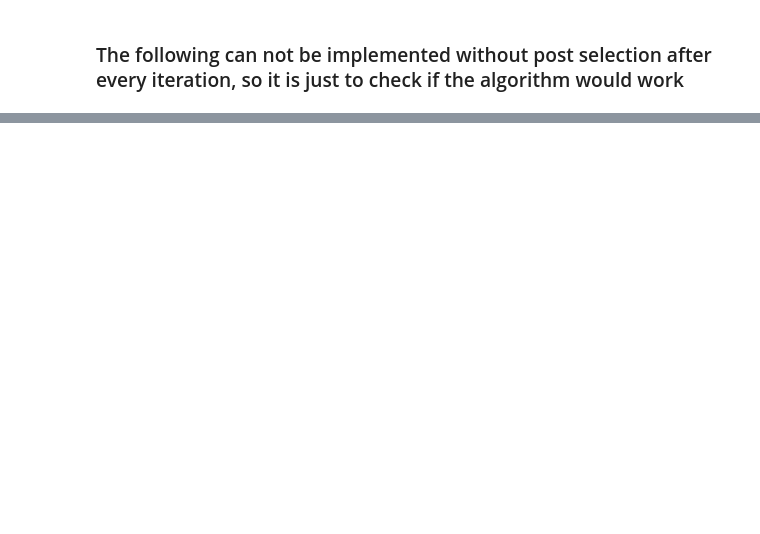
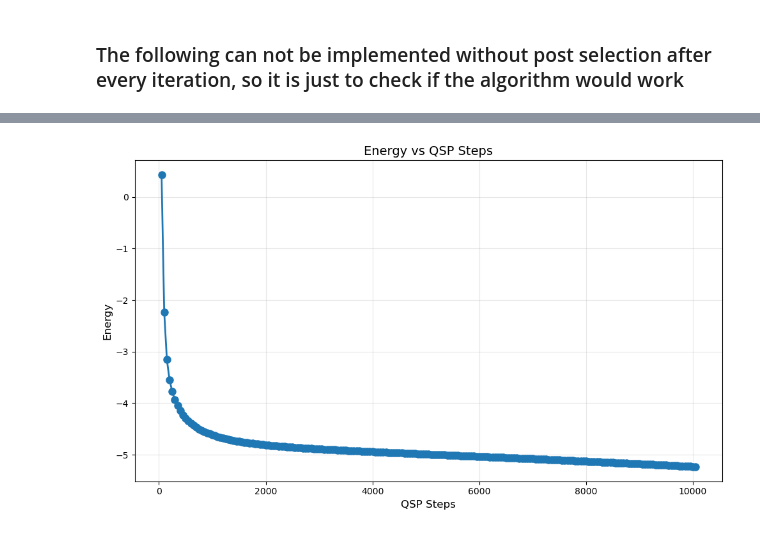
Before and after one commit to dsmic/Quantum-Computer-Approaches-to-the-2D-Hubbard-model, a Jupyter notebook: PennylaneVersion.ipynb, the cells around one changed output, grey strips where cells are left out. Saved outputs shown, nothing was run; the diff lists cells and outputs as text; code cells hidden in the pictures; blank space fills up the shorter version.

Commit message:
First full Hubbard energy estimation seems to work

```diff
--- a/PennylaneVersion.ipynb
+++ b/PennylaneVersion.ipynb
@@ -405,3 +410,5 @@ def my_one_iter(time, n_steps=1, order=2, angles=None):
 # %%
-rr2 = my_one_iter(time, n_steps, order, opt_angles)
+rr2 = rr
+# rr2 = my_one_iter(opt_angles)
+r_now = rr2.reshape(2,-1)[0]
 # %%
@@ -418,11 +428,0 @@ Norm r_now: 7.365308161264373e-05, Norm rr: 0.9999999999198295
-# %%
-psi = r_now
-rr2 = my_one_iter(time, n_steps, order, opt_angles)
-r_now = rr2.reshape(2,-1)[0]
-# %%
-r_now = rr2.reshape(2,-1)[0]
-energy = np.vdot(r_now, H_penny.sparse_matrix().toarray() @ r_now).real / np.vdot(r_now, r_now).real
-print(f"Erwartungswert des Hamiltonians: {energy}")
-energy = np.vdot(r_now, H_original @ r_now).real / np.vdot(r_now, r_now).real
-print(f"Erwartungswert des originalen Hamiltonians: {energy}")
-print(f"Norm r_now: {np.vdot(r_now, r_now).real}, Norm rr: {np.vdot(rr, rr).real}")
@@ -445,0 +429,16 @@ def my_one_iter_full(time, n_steps=1, order=2, angles=None):
+# %%
+for pp in range(200):
+    print(f"--- Iteration {pp+2} --- {(pp+2) * d} QSP steps")
+    psi = r_now / np.sqrt(np.vdot(r_now, r_now).real)
+    rr2 = my_one_iter(opt_angles)
+    r_now = rr2.reshape(2,-1)[0]
+
+    energy = np.vdot(r_now, H_penny.sparse_matrix() @ r_now).real / np.vdot(r_now, r_now).real
+    print(f"Expectation value of shifted and scaled Hamiltonian: {energy}")
+    energy = np.vdot(r_now, H_original @ r_now).real / np.vdot(r_now, r_now).real
+    print(f"Expectation value of original Hamiltonian: {energy}")
+    p_local = np.vdot(r_now, r_now).real
+    probability = probability * p_local
+    print(f"prob r_now: {p_local}, probability to now: {probability}")
+    plot_qsp.append((pp+2)*d)
+    plot_E.append(energy)
@@ -445,0 +463,13 @@ def my_one_iter_full(time, n_steps=1, order=2, angles=None):
+# %%
+import matplotlib.pyplot as plt
+
+plt.figure(figsize=(10, 6))
+plt.plot(plot_qsp, plot_E, marker='o', linestyle='-', linewidth=2, markersize=8)
+plt.xlabel('QSP Steps', fontsize=12)
+plt.ylabel('Energy', fontsize=12)
+plt.title('Energy vs QSP Steps', fontsize=14)
+plt.grid(True, alpha=0.3)
+plt.tight_layout()
+plt.show()
+# %% [output]
+[figure, added]
```
Also changed, not shown: parts of 35 cells of this notebook, 2 other files.
